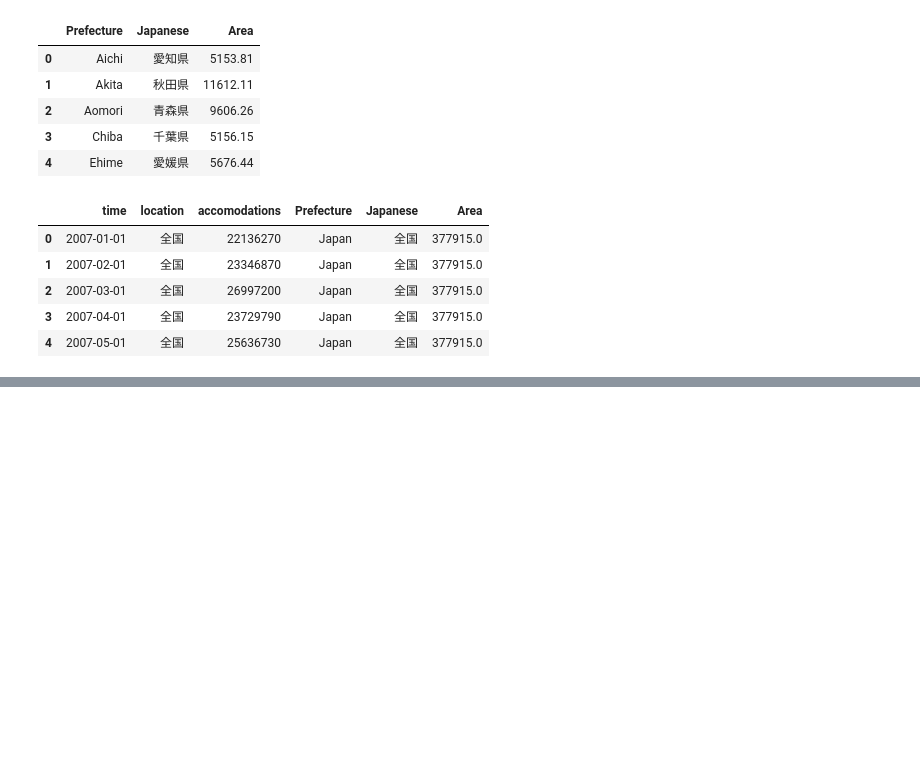
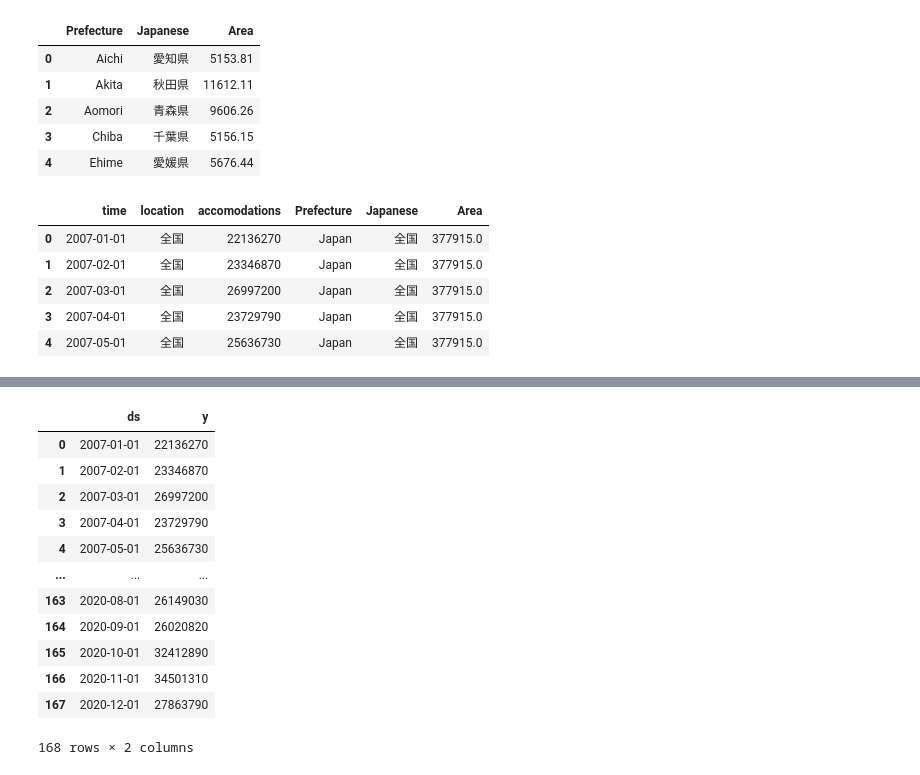
Before and after one commit to dgg32/japan_under_corona, a Jupyter notebook: accomodation.ipynb, the cells around one changed output, grey strips where cells are left out. Drawn from its saved outputs; the diff is of its cells as text; code cells hidden in the pictures; blank space fills up the shorter version.

```diff
--- a/accomodation.ipynb
+++ b/accomodation.ipynb
@@ -76,0 +95,16 @@ accomodation.to_csv("accomodation_processed.tsv", sep="\t", index=False)
+# %%
+prophet_japan
+# %% [output]
+|  | ds | y |
+| 0 | 2007-01-01 | 22136270 |
+| 1 | 2007-02-01 | 23346870 |
+| 2 | 2007-03-01 | 26997200 |
+| 3 | 2007-04-01 | 23729790 |
+| 4 | 2007-05-01 | 25636730 |
+| ... | ... | ... |
+| 163 | 2020-08-01 | 26149030 |
+| 164 | 2020-09-01 | 26020820 |
+| 165 | 2020-10-01 | 32412890 |
+| 166 | 2020-11-01 | 34501310 |
+| 167 | 2020-12-01 | 27863790 |
+168 rows × 2 columns
```
Also changed, not shown: parts of 11 cells of this notebook, 4 other files.
